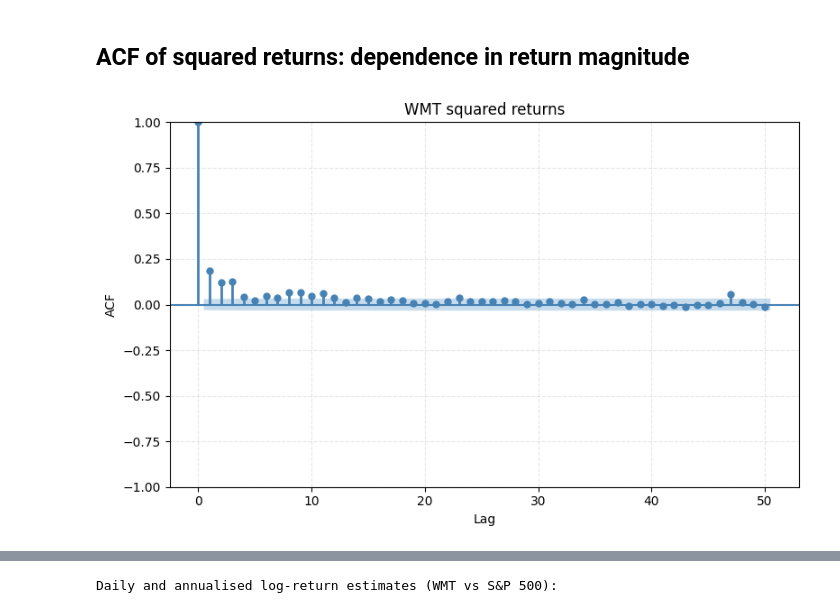
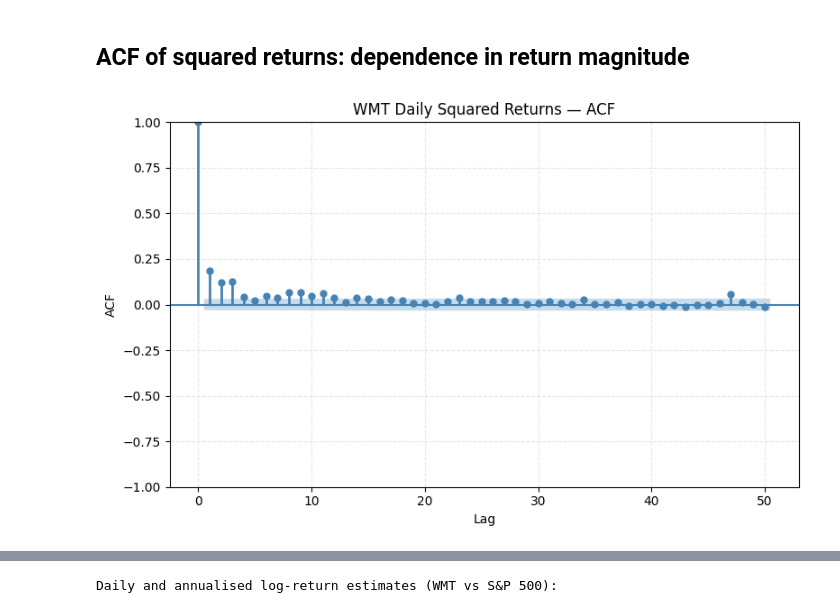
Before and after one commit to Troniospt/Projecto_Asset, a Jupyter notebook: notebooks/02_analise_walmart.ipynb, the cells around one changed output, grey strips where cells are left out. Saved outputs shown, nothing was run; the diff lists cells and outputs as text; code cells hidden in the pictures.

```diff
--- a/notebooks/02_analise_walmart.ipynb
+++ b/notebooks/02_analise_walmart.ipynb
@@ -676,33 +898,67 @@ plt.show()
 # %%
 import matplotlib.pyplot as plt
 from statsmodels.graphics.tsaplots import plot_acf
 
-# 1. Obter os retornos diários da Walmart
-wmt_ret = retornos_diarios.dropna()
+# Séries de retornos já calculadas
+wmt_returns = {
+    "Daily": retornos_diarios.dropna(),
+    "Weekly": retornos_semanais.dropna(),
+    "Monthly": retornos_mensais.dropna()
+}
 
-# 2. Calcular os retornos logarítmicos ao quadrado (proxy de volatilidade)
-wmt_ret_sq = wmt_ret ** 2
+# Número de lags adequado a cada frequência
+lags_by_frequency = {
+    "Daily": 50,
+    "Weekly": 30,
+    "Monthly": 12
+}
 
-# 3. Criar a figura para o gráfico ACF
-fig, ax = plt.subplots(figsize=(8, 5))
 
-# 4. Desenhar a ACF dos retornos ao quadrado (lag.max = 50, cor steelblue como no R)
-plot_acf(
-    wmt_ret_sq,
-    lags=50,
-    ax=ax,
-    alpha=0.05,            # Intervalo de confiança a 95%
-    color='steelblue',
-    vlines_kwargs={'colors': 'steelblue', 'linewidth': 2},
-    title="WMT squared returns"
-)
+def create_squared_returns_acf(
+    wmt_ret,
+    frequency,
+    requested_lags
+):
+    # Calcular os retornos ao quadrado
+    wmt_ret_sq = wmt_ret ** 2
 
-# Configurações visuais equivalentes ao R
-ax.set_xlabel("Lag")
-ax.set_ylabel("ACF")
-ax.grid(True, linestyle='--', alpha=0.3)
+    # Evitar um número de lags superior ao permitido pela amostra
+    max_lags = min(
+        requested_lags,
+        len(wmt_ret_sq) - 1
+    )
 
-plt.tight_layout()
-plt.show()
+    # Criar a figura
+    fig, ax = plt.subplots(figsize=(8, 5))
+
+    # ACF dos retornos ao quadrado
+    plot_acf(
+        wmt_ret_sq,
+        lags=max_lags,
+        ax=ax,
+        alpha=0.05,
+        color="steelblue",
+        vlines_kwargs={
+            "colors": "steelblue",
+            "linewidth": 2
+        },
+        title=f"WMT {frequency} Squared Returns — ACF"
+    )
+
+    ax.set_xlabel("Lag")
+    ax.set_ylabel("ACF")
+    ax.grid(True, linestyle="--", alpha=0.3)
+
+    plt.tight_layout()
+    plt.show()
+
+
+# Criar os gráficos diário, semanal e mensal
+for frequency, returns in wmt_returns.items():
+    create_squared_returns_acf(
+        wmt_ret=returns,
+        frequency=frequency,
+        requested_lags=lags_by_frequency[frequency]
+    )
 # %% [output]
-[figure, old version]
+[figure, new version]
```
Also changed, not shown: parts of 6 cells of this notebook, 1 other file.
